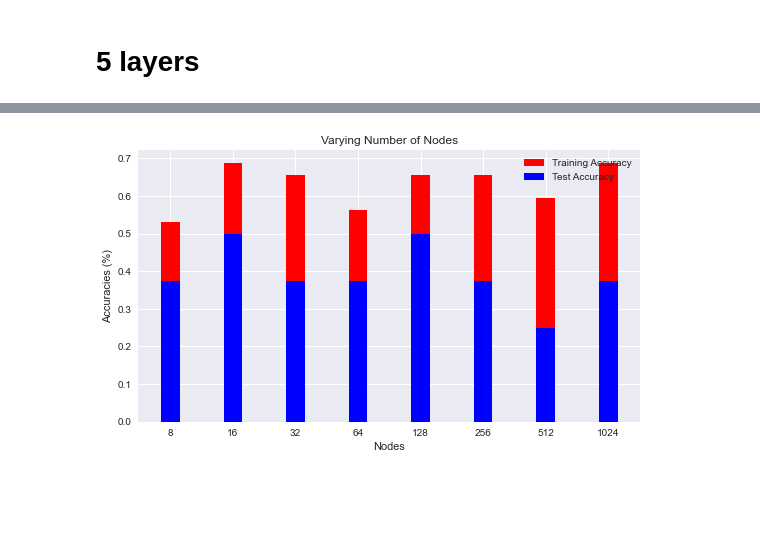
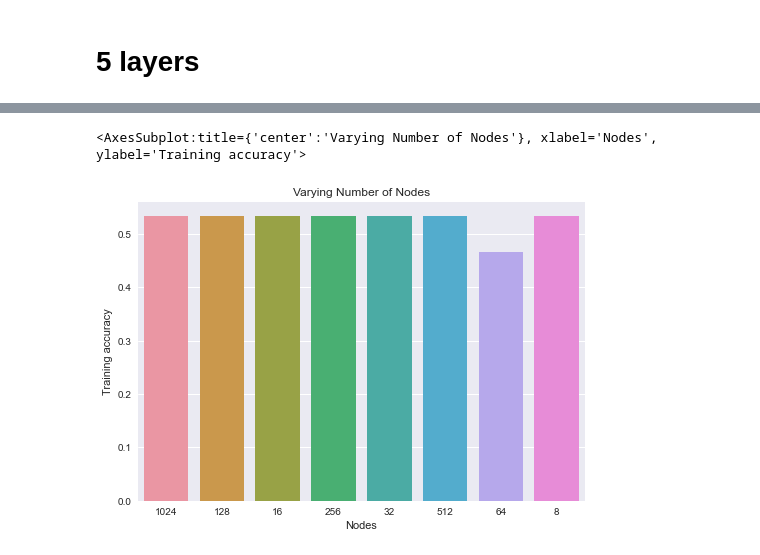
Before and after one commit to jatingupta-2000/DL-Labs, a Jupyter notebook: E18CSE140_DL_Lab4.ipynb, the cells around one changed output, grey strips where cells are left out. Saved outputs shown, nothing was run; the diff lists cells and outputs as text; code cells hidden in the pictures; blank space fills up the shorter version.

```diff
--- a/E18CSE140_DL_Lab4.ipynb
+++ b/E18CSE140_DL_Lab4.ipynb
@@ -374,8 +351,8 @@ testaccnodes.append(model.evaluate(X_test,y_test)[1])
 # 128 nodes
 # %%
 model=Sequential()
-model.add(Dense(128,input_shape=X_train.shape,activation='sigmoid'))
-model.add(Dense(2, activation='softmax'))
+model.add(Dense(128,input_dim=X_train.shape[1],activation='sigmoid'))
+model.add(Dense(1, activation='sigmoid'))
 # %%
 model.summary()
 # %% [output]
@@ -431,8 +402,8 @@ testaccnodes.append(model.evaluate(X_test,y_test)[1])
 # 256 nodes
 # %%
 model=Sequential()
-model.add(Dense(256,input_shape=X_train.shape,activation='sigmoid'))
-model.add(Dense(2, activation='softmax'))
+model.add(Dense(256,input_dim=X_train.shape[1],activation='sigmoid'))
+model.add(Dense(1, activation='sigmoid'))
 # %%
 model.summary()
 # %% [output]
@@ -488,8 +453,8 @@ testaccnodes.append(model.evaluate(X_test,y_test)[1])
 # 512 nodes
 # %%
 model=Sequential()
-model.add(Dense(512,input_shape=X_train.shape,activation='sigmoid'))
-model.add(Dense(2, activation='softmax'))
+model.add(Dense(512,input_dim=X_train.shape[1],activation='sigmoid'))
+model.add(Dense(1, activation='sigmoid'))
 # %%
 model.summary()
 # %% [output]
@@ -545,8 +504,8 @@ testaccnodes.append(model.evaluate(X_test,y_test)[1])
 # 1024 nodes
 # %%
 model=Sequential()
-model.add(Dense(1024,input_shape=X_train.shape,activation='sigmoid'))
-model.add(Dense(2, activation='softmax'))
+model.add(Dense(1024,input_dim=X_train.shape[1],activation='sigmoid'))
+model.add(Dense(1, activation='sigmoid'))
 # %%
 model.summary()
 # %% [output]
@@ -867,12 +797,10 @@ from pylab import rcParams
 rcParams['figure.figsize'] = 9,5
-# %%
-plt.xlabel('Nodes')
-plt.ylabel('Accuracies (%)')
-width=0.3
-plt.bar(nodes,trainaccnodes,width=width,color='red',label="Training Accuracy")
-plt.bar(nodes,testaccnodes,width=width,color='blue',label="Test Accuracy")
-plt.legend(loc='best')
-plt.title("Varying Number of Nodes")
-plt.show()
-# %% [output]
-[figure, removed]
+# %%
+import seaborn as sns
+plt.title("Varying Number of Nodes")
+plt.xlabel('Nodes')
+plt.ylabel('Training accuracy')
+sns.barplot(nodes,trainaccnodes)
+# %% [output]
+<AxesSubplot:title={'center':'Varying Number of Nodes'}, xlabel='Nodes', ylabel='Training accuracy'>
+[figure, added]
```
Also changed, not shown: parts of 54 cells of this notebook.
